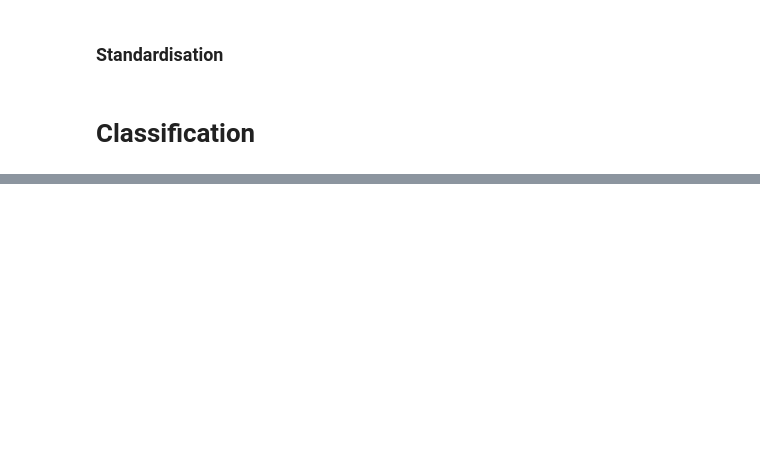
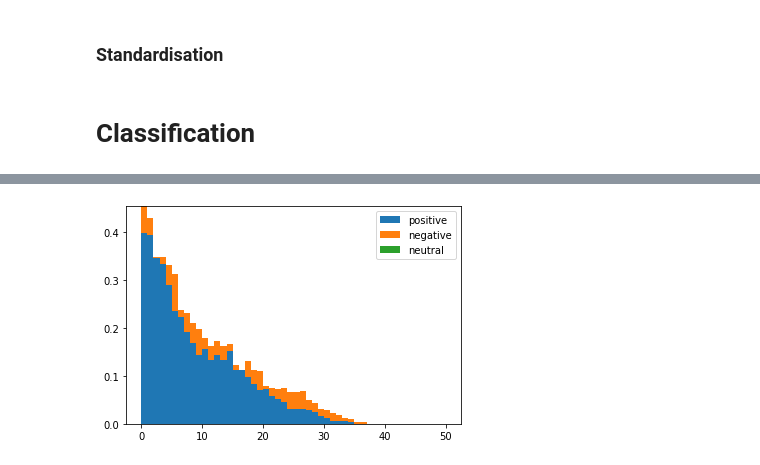
Before and after one commit to theovincent/TweetSentimentExtraction, a Jupyter notebook: src/tweets_sentiments_extraction_ascii.ipynb, the cells around one changed output, grey strips where cells are left out. Cells and saved outputs as stored; diff of their text form; code cells hidden in the pictures; blank space fills up the shorter version.

```diff
--- a/src/tweets_sentiments_extraction_ascii.ipynb
+++ b/src/tweets_sentiments_extraction_ascii.ipynb
@@ -13,7 +13,7 @@ from utils.split_feelings import split
 PATH_TRAIN = Path("../data/samples/sample_1000_train.csv")
 PATH_VALID = Path("../data/samples/sample_100_validation.csv")
 
-SPLIT_FEELINGS = False
+SPLIT_FEELINGS = True
 
 if SPLIT_FEELINGS:
     POSITIVES_WITH_NEGATIVES = True
@@ -21,8 +21,8 @@ if SPLIT_FEELINGS:
     train_pos, train_neutral, train_neg = split(PATH_TRAIN, POSITIVES_WITH_NEGATIVES)
     valid_pos, valid_neutral, valid_neg = split(PATH_VALID, POSITIVES_WITH_NEGATIVES)
 
-    train_data = train_neutral
-    validation_data = valid_neutral
+    train_data = train_pos
+    validation_data = valid_pos
 
 else:
     train_data = pd.read_csv(PATH_TRAIN).to_numpy()
@@ -65,7 +69,7 @@ TOKENIZER = Tokenizer()
 X_TR_STRING = create_strings(X_TR_ORIGINAL, TOKENIZER, SENTENCE_SIZE)
 X_VAL_STRING = create_strings(X_VAL_ORIGINAL, TOKENIZER, SENTENCE_SIZE)
 
-Y_TR_STRING = create_strings(X_TR_ORIGINAL, TOKENIZER, SENTENCE_SIZE)
-Y_VAL_STRING = create_strings(X_VAL_ORIGINAL, TOKENIZER, SENTENCE_SIZE)
+Y_TR_STRING = create_strings(Y_TR_ORIGINAL, TOKENIZER, SENTENCE_SIZE)
+Y_VAL_STRING = create_strings(Y_VAL_ORIGINAL, TOKENIZER, SENTENCE_SIZE)
 
 print(X_VAL_STRING[0])
@@ -139,7 +156,10 @@ nb_neighbors = 10
 # regressor = KNeighborsRegressor(nb_neighbors, weights="distance")
 
 regressor = MultiOutputRegressor(
-    xgb.XGBRegressor(objective="reg:squaredlogerror", eta=1, gamma=0, max_depth=10)
+    xgb.XGBRegressor(
+        objective="reg:squaredlogerror",
+        learning_rate=0.3, gamma=0, max_depth=100, reg_lambda=1, tree_method="hist"
+    )
 )
 
 #regressor = MultiOutputRegressor(
@@ -195,0 +298,20 @@ mean_jaccard(validation_data[:, 2], preds_to_strings(X_VAL_ORIGINAL, X_VAL_STRIN
+# %%
+pos_hist = Y_TR[np.where(X_TR_SCALAR[:, -1] > 0)].mean(axis=0)
+neg_hist = Y_TR[np.where(X_TR_SCALAR[:, -1] < 0)].mean(axis=0)
+neutral_hist = Y_TR[np.where(X_TR_SCALAR[:, -1] == 0)].mean(axis=0)
+
+plt.hist(
+    [np.arange(SENTENCE_SIZE), np.arange(SENTENCE_SIZE), np.arange(SENTENCE_SIZE)],
+    bins=np.arange(SENTENCE_SIZE + 1),
+    weights=[
+        pos_hist,
+        np.abs(neg_hist - pos_hist),
+        np.abs(neutral_hist - np.maximum(pos_hist, neg_hist))
+    ],
+    stacked=True,
+    label=["positive", "negative", "neutral"]
+)
+plt.legend()
+plt.show()
+# %% [output]
+[figure, added]
```
Also changed, not shown: parts of 25 cells of this notebook.
